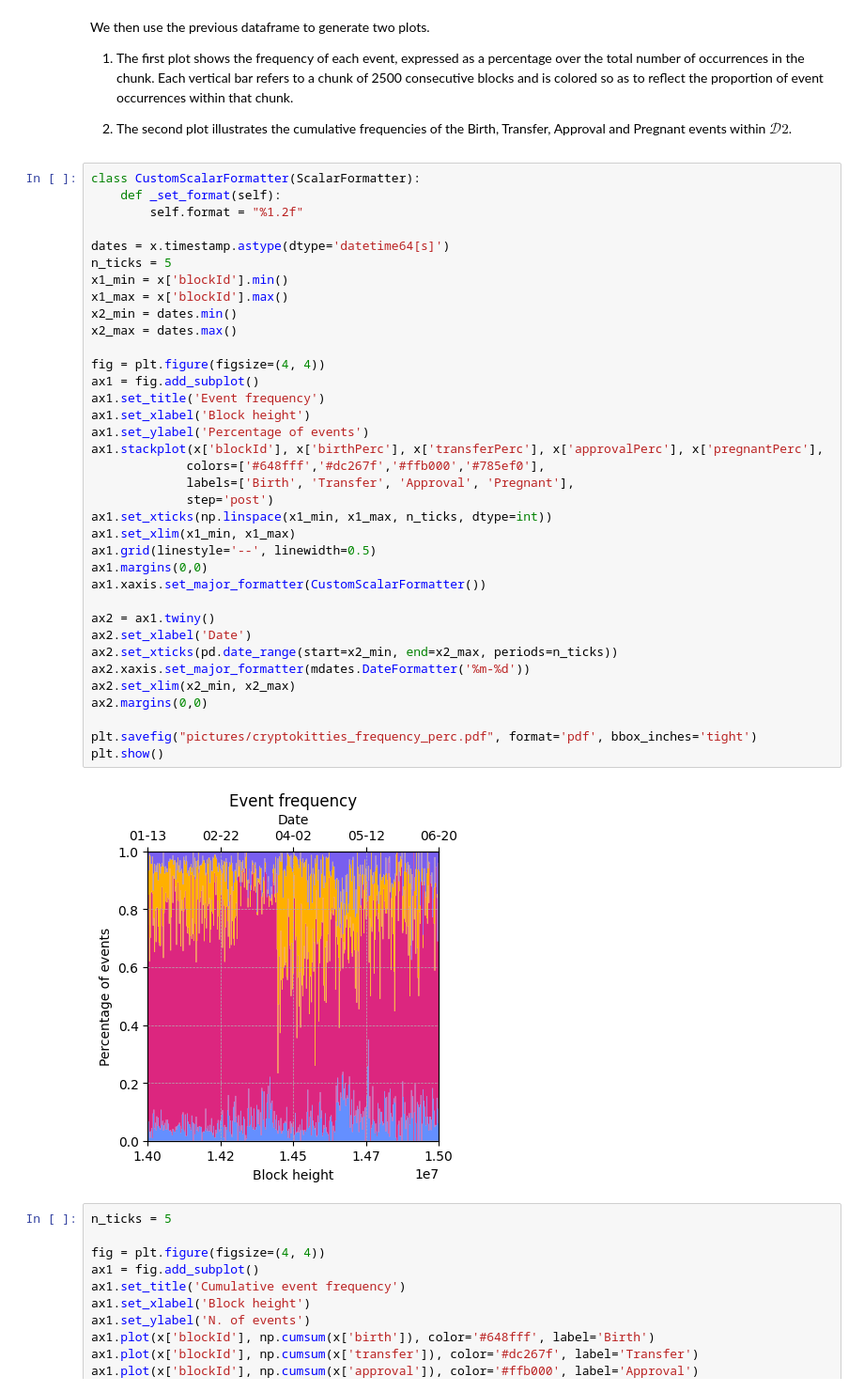
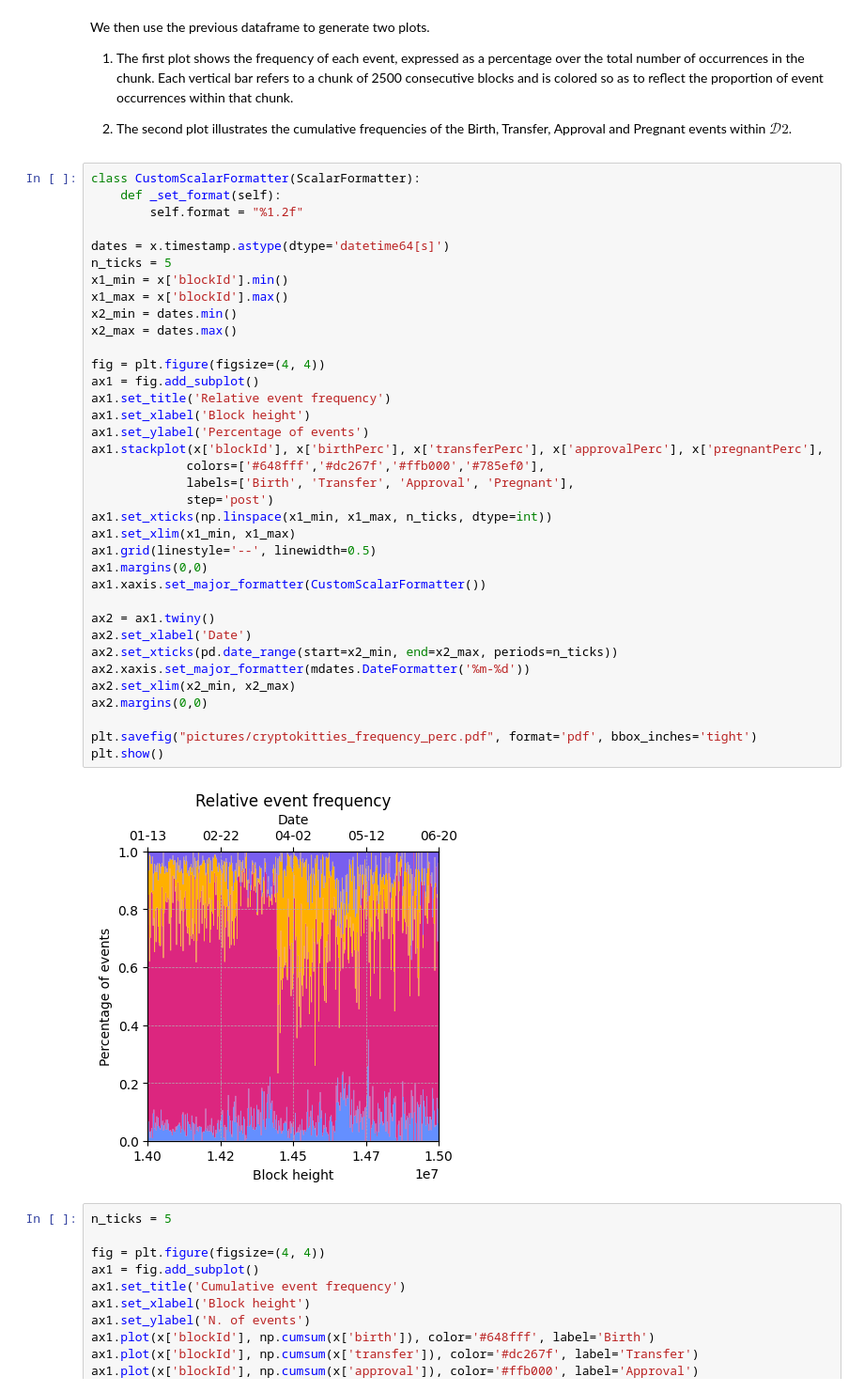
Before and after one commit to mloporchio/EthereumSkipIndex, a Jupyter notebook: skip.ipynb, the cells around one changed output. Shown at 94% size. Cells and saved outputs as stored; diff of their text form.

```diff
--- a/skip.ipynb
+++ b/skip.ipynb
@@ -264,35 +244,35 @@ dates = x.timestamp.astype(dtype='datetime64[s]')
 n_ticks = 5
 x1_min = x['blockId'].min()
 x1_max = x['blockId'].max()
 x2_min = dates.min()
 x2_max = dates.max()
 
 fig = plt.figure(figsize=(4, 4))
 ax1 = fig.add_subplot()
-ax1.set_title('Event frequency')
+ax1.set_title('Relative event frequency')
 ax1.set_xlabel('Block height')
 ax1.set_ylabel('Percentage of events')
 ax1.stackplot(x['blockId'], x['birthPerc'], x['transferPerc'], x['approvalPerc'], x['pregnantPerc'],
              colors=['#648fff','#dc267f','#ffb000','#785ef0'],
              labels=['Birth', 'Transfer', 'Approval', 'Pregnant'],
              step='post')
 ax1.set_xticks(np.linspace(x1_min, x1_max, n_ticks, dtype=int))
 ax1.set_xlim(x1_min, x1_max)
 ax1.grid(linestyle='--', linewidth=0.5)
 ax1.margins(0,0)
 ax1.xaxis.set_major_formatter(CustomScalarFormatter())
 
 ax2 = ax1.twiny()
 ax2.set_xlabel('Date')
 ax2.set_xticks(pd.date_range(start=x2_min, end=x2_max, periods=n_ticks))
 ax2.xaxis.set_major_formatter(mdates.DateFormatter('%m-%d'))
 ax2.set_xlim(x2_min, x2_max)
 ax2.margins(0,0)
 
 plt.savefig("pictures/cryptokitties_frequency_perc.pdf", format='pdf', bbox_inches='tight')
 plt.show()
 # %% [output]
-[figure, old version]
+[figure, new version]
 # %%
 n_ticks = 5
 
```
Also changed, not shown: parts of 1 cell of this notebook, 6 other files.
